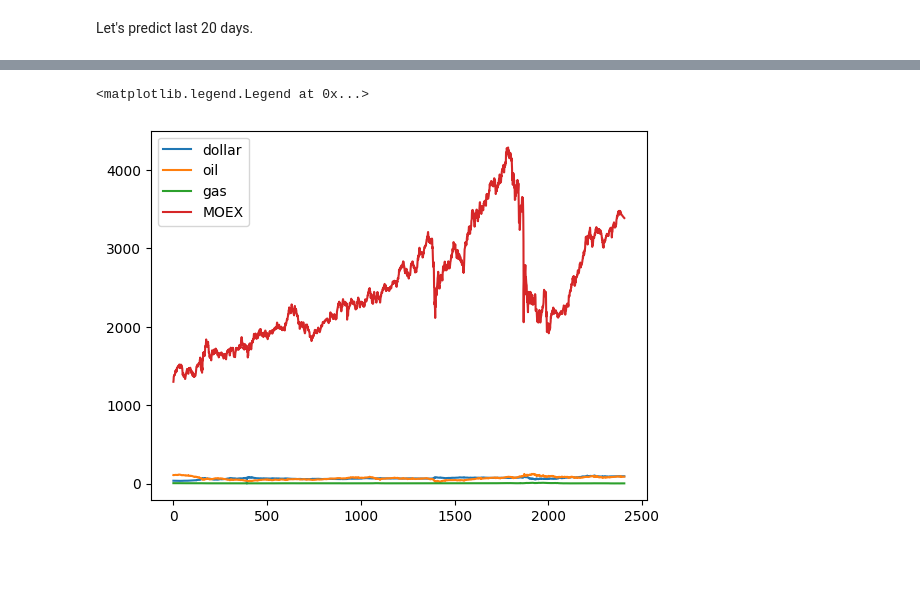
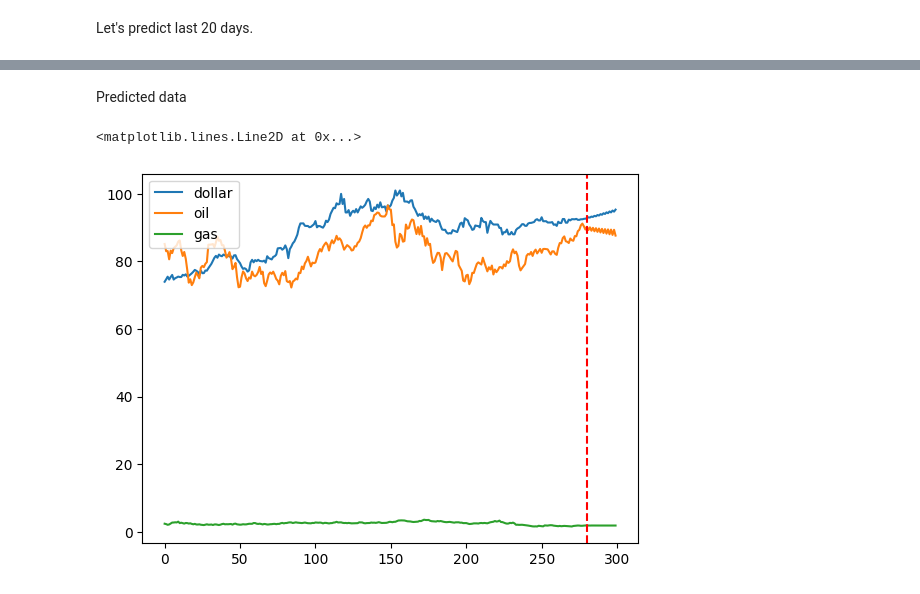
Before and after one commit to alexkalitenko125/ML_for_finance, a Jupyter notebook: Finance_5.ipynb, the cells around one changed output, grey strips where cells are left out. Drawn from its saved outputs; the diff is of its cells as text; code cells hidden in the pictures; blank space fills up the shorter version.

```diff
--- a/Finance_5.ipynb
+++ b/Finance_5.ipynb
@@ -474,5 +474,5 @@ display(data=df[seq_length:len(df)].to_numpy().reshape(-1,num_classes)[:,3], pre
 # %%
-data_pred = scaler1.transform(df.to_numpy().reshape(-1,num_classes))
+data_pred = scaler1.transform(df[:train_size].to_numpy().reshape(-1,num_classes))
 
 x_s, y_s = sliding_windows(data_pred, seq_length)
 for i in range(20):
@@ -511,6 +525,9 @@ df[-20:]
+# %% [markdown]
+Predicted data
 # %%
-plt.plot(scaler1.inverse_transform(data_pred.reshape(-1,num_classes)))
-plt.legend(['dollar','oil','gas','MOEX'], loc=2)
+plt.plot(scaler1.inverse_transform(data_pred.reshape(-1,num_classes))[-300:,0:3])
+plt.legend(['dollar','oil','gas'], loc=2)
+plt.axvline(x=280, c='r', linestyle='--')
 # %% [output]
-<matplotlib.legend.Legend at 0x...>
+<matplotlib.lines.Line2D at 0x...>
-[figure, old version]
+[figure, new version]
```
Also changed, not shown: parts of 32 cells of this notebook.
